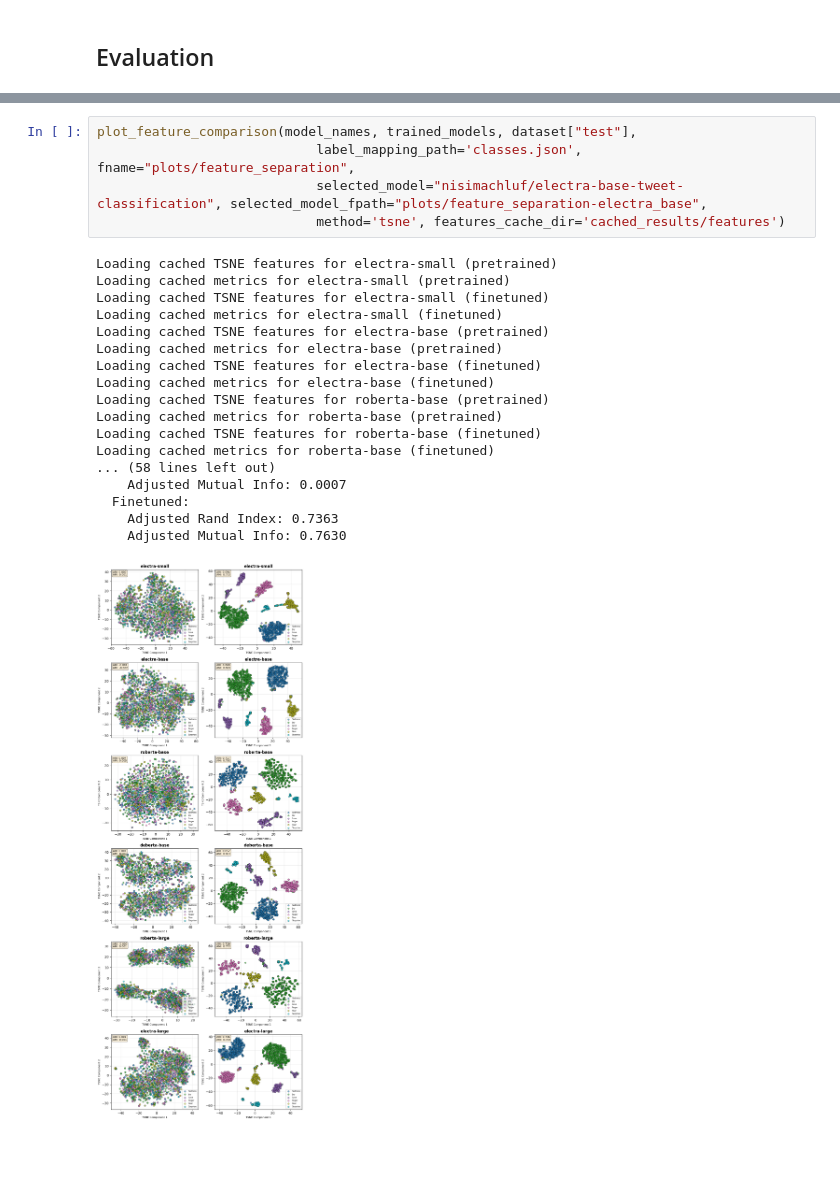
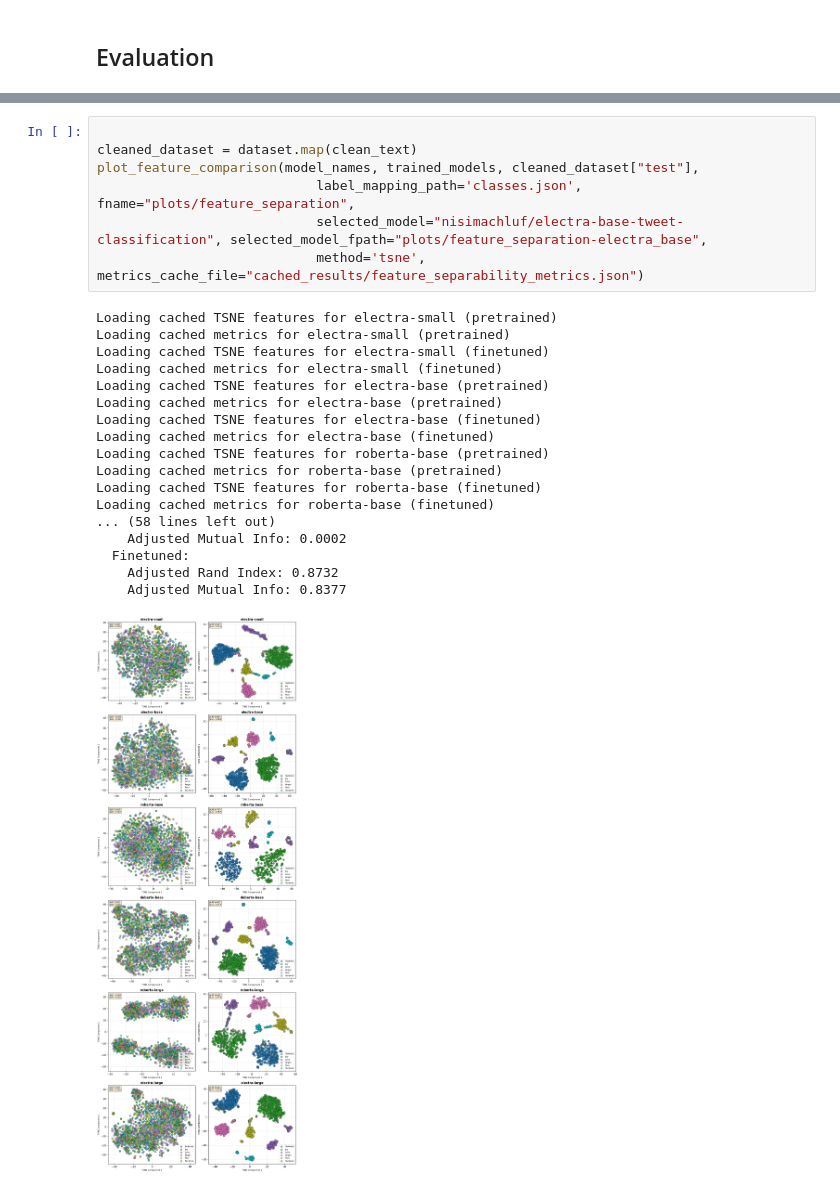
Before and after one commit to Nisimachluf/NLP-using-DL-Transformers, a Jupyter notebook: ProjectB.ipynb, the cells around one changed output, grey strips where cells are left out. Cells and saved outputs as stored; diff of their text form; blank space fills up the shorter version.

Commit message:
including plots

```diff
--- a/ProjectB.ipynb
+++ b/ProjectB.ipynb
@@ -264,27 +262,29 @@ plot_confusion_matrices(predictions_cache_path="cached_results/predictions.json"
 # %%
-plot_feature_comparison(model_names, trained_models, dataset["test"],
+
+cleaned_dataset = dataset.map(clean_text)
+plot_feature_comparison(model_names, trained_models, cleaned_dataset["test"],
                             label_mapping_path='classes.json', fname="plots/feature_separation",
                             selected_model="nisimachluf/electra-base-tweet-classification", selected_model_fpath="plots/feature_separation-electra_base",
-                            method='tsne', features_cache_dir='cached_results/features')
+                            method='tsne', metrics_cache_file="cached_results/feature_separability_metrics.json")
 # %% [output]
 Loading cached TSNE features for electra-small (pretrained)
 Loading cached metrics for electra-small (pretrained)
 Loading cached TSNE features for electra-small (finetuned)
 Loading cached metrics for electra-small (finetuned)
 Loading cached TSNE features for electra-base (pretrained)
 Loading cached metrics for electra-base (pretrained)
 Loading cached TSNE features for electra-base (finetuned)
 Loading cached metrics for electra-base (finetuned)
 Loading cached TSNE features for roberta-base (pretrained)
 Loading cached metrics for roberta-base (pretrained)
 Loading cached TSNE features for roberta-base (finetuned)
 Loading cached metrics for roberta-base (finetuned)
 ... (58 lines left out)
-    Adjusted Mutual Info: 0.0007
+    Adjusted Mutual Info: 0.0002
   Finetuned:
-    Adjusted Rand Index: 0.7363
-    Adjusted Mutual Info: 0.7630
+    Adjusted Rand Index: 0.8732
+    Adjusted Mutual Info: 0.8377
-[figure, old version]
+[figure, new version]
 # %%
 import pandas as pd
 
```
Also changed, not shown: parts of 5 cells of this notebook, 10 other files.
